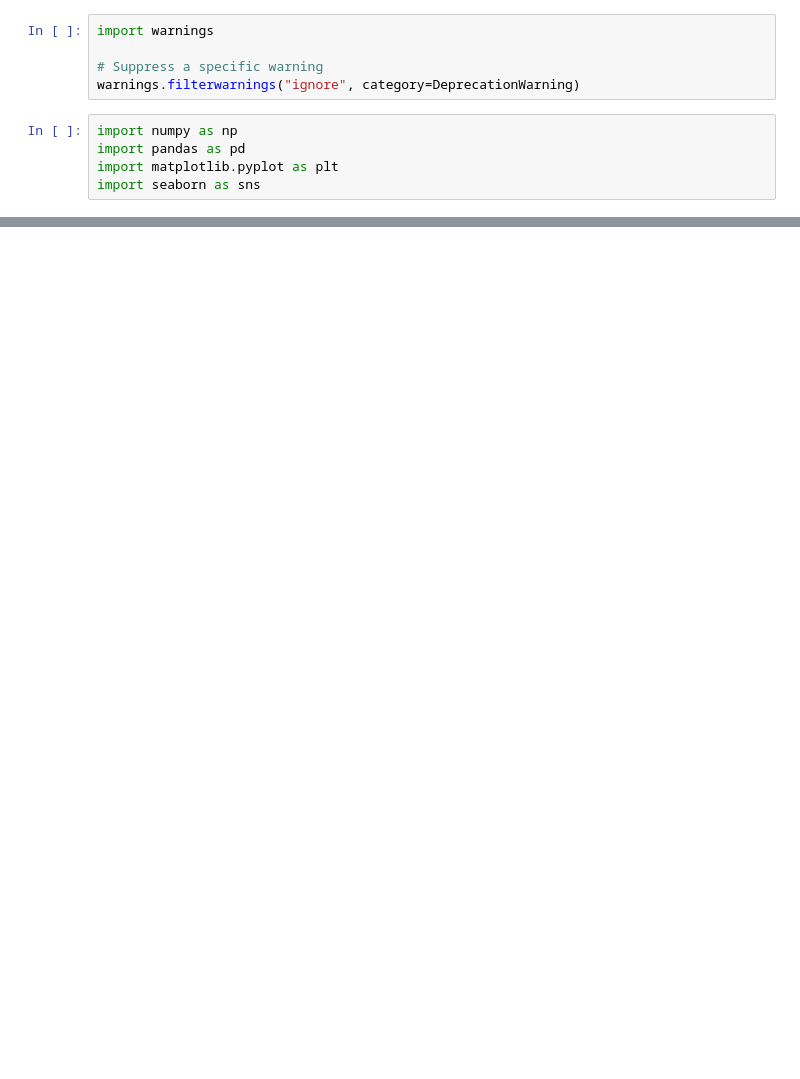
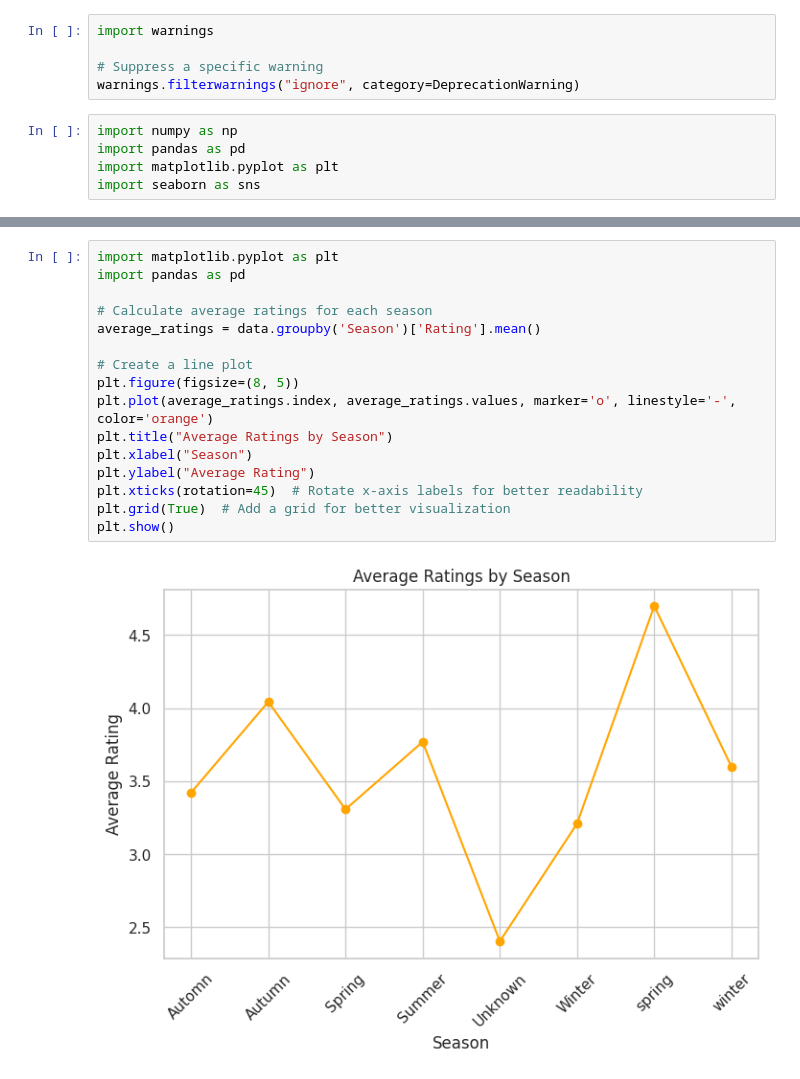
Before and after one commit to InsightByHarshit/TrendsettersAnalytics, a Jupyter notebook: Dress.ipynb, the cells around one changed output, grey strips where cells are left out. Drawn from its saved outputs; the diff is of its cells as text; blank space fills up the shorter version.

```diff
--- a/Dress.ipynb
+++ b/Dress.ipynb
@@ -502,0 +264,18 @@ Number of unique dress IDs: 479
+# %%
+import matplotlib.pyplot as plt
+import pandas as pd
+
+# Calculate average ratings for each season
+average_ratings = data.groupby('Season')['Rating'].mean()
+
+# Create a line plot
+plt.figure(figsize=(8, 5))
+plt.plot(average_ratings.index, average_ratings.values, marker='o', linestyle='-', color='orange')
+plt.title("Average Ratings by Season")
+plt.xlabel("Season")
+plt.ylabel("Average Rating")
+plt.xticks(rotation=45)  # Rotate x-axis labels for better readability
+plt.grid(True)  # Add a grid for better visualization
+plt.show()
+# %% [output]
+[figure, added]
```
Also changed, not shown: parts of 58 cells of this notebook.
